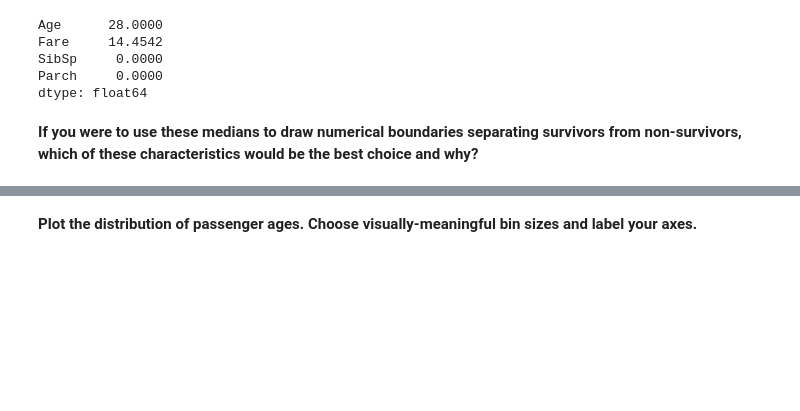
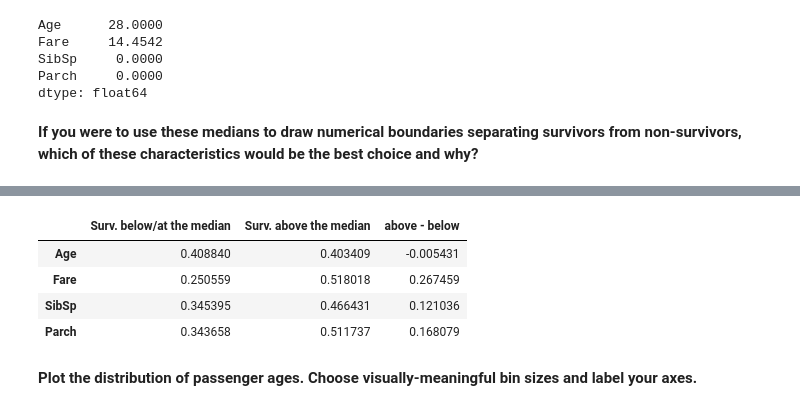
Before and after one commit to aleph314/K2, a Jupyter notebook: Foundations/Math/Titanic_exercises.ipynb, the cells around one changed output, grey strips where cells are left out. Saved outputs shown, nothing was run; the diff lists cells and outputs as text; code cells hidden in the pictures; blank space fills up the shorter version.

```diff
--- a/Foundations/Math/Titanic_exercises.ipynb
+++ b/Foundations/Math/Titanic_exercises.ipynb
@@ -209,3 +251,33 @@ Age and fare because their median is not 0: in the case of siblings/spouses and
+# %%
+# This is from the solution
+def survival_ratio(predicate):
+    series = titanic[predicate]
+    return len(series[series['Survived'] == True]) / len(series)
+
+below_at_median = pd.Series(name='Surv. below/at the median')
+above_median = pd.Series(name='Surv. above the median')
+
+below_at_median['Age'] = survival_ratio(titanic['Age'] <= titanic['Age'].median())
+below_at_median['Fare'] = survival_ratio(titanic['Fare'] <= titanic['Fare'].median())
+below_at_median['SibSp'] = survival_ratio(titanic['SibSp'] == titanic['SibSp'].median())
+below_at_median['Parch'] = survival_ratio(titanic['Parch'] == titanic['Parch'].median())
+
+above_median['Age'] = survival_ratio(titanic['Age'] > titanic['Age'].median())
+above_median['Fare'] = survival_ratio(titanic['Fare'] > titanic['Fare'].median())
+above_median['SibSp'] = survival_ratio(titanic['SibSp'] > titanic['SibSp'].median())
+above_median['Parch'] = survival_ratio(titanic['Parch'] > titanic['Parch'].median())
+
+survival_median = pd.DataFrame([below_at_median, above_median],
+                              columns=['Age', 'Fare', 'SibSp', 'Parch']).transpose()
+
+survival_median['above - below'] = above_median - below_at_median
+survival_median
+# %% [output]
+|  | Surv. below/at the median | Surv. above the median | above - below |
+| Age | 0.408840 | 0.403409 | -0.005431 |
+| Fare | 0.250559 | 0.518018 | 0.267459 |
+| SibSp | 0.345395 | 0.466431 | 0.121036 |
+| Parch | 0.343658 | 0.511737 | 0.168079 |
 # %% [markdown]
 **Plot the distribution of passenger ages. Choose visually-meaningful bin sizes and label your axes.**
 # %%
```
Also changed, not shown: parts of 23 cells of this notebook, 3 other files.
